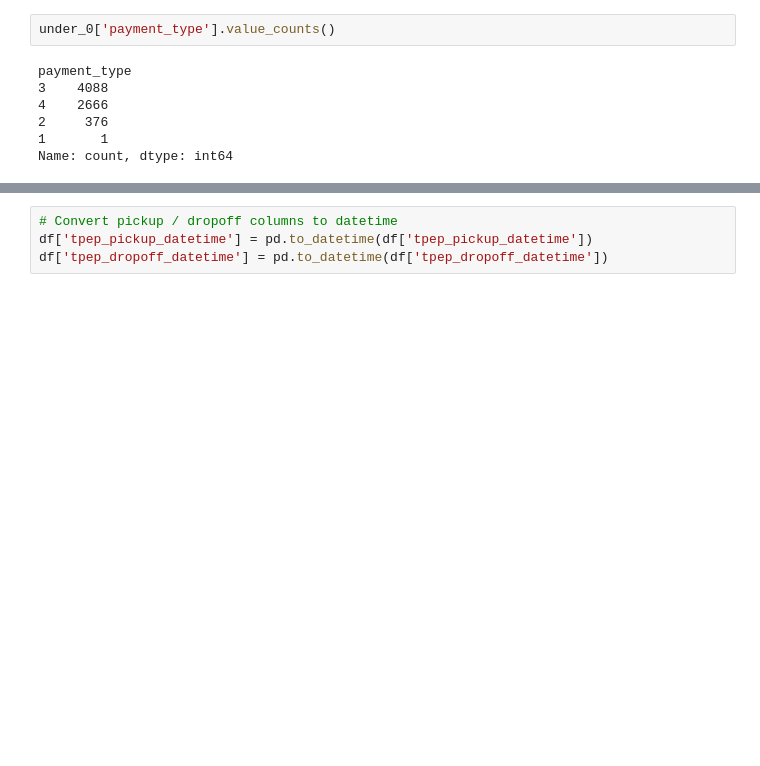
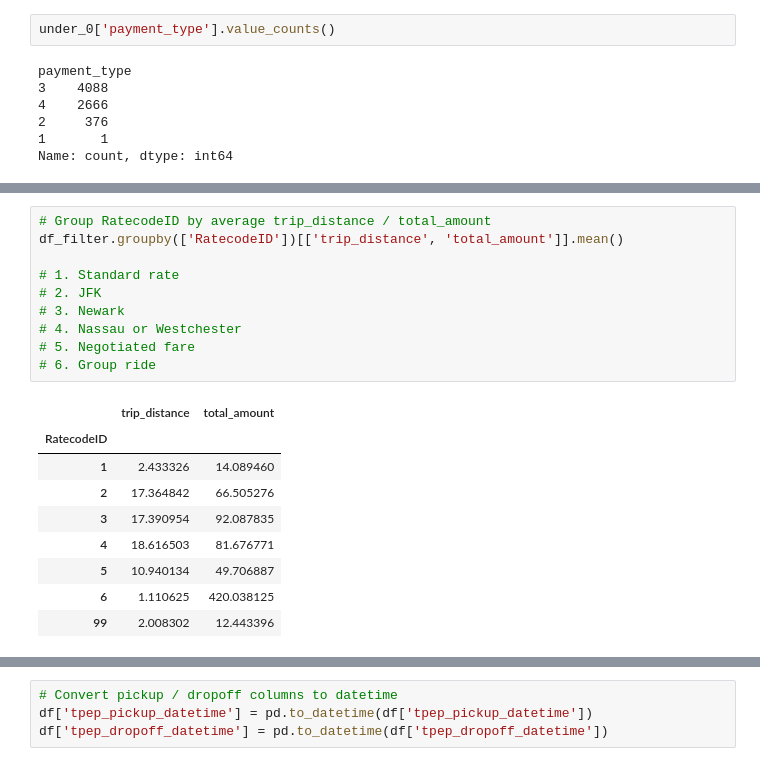
Before and after one commit to Cee-boop/New-York-Taxi-Analysis, a Jupyter notebook: presentable_notebook.ipynb, the cells around one changed output, grey strips where cells are left out. Saved outputs shown, nothing was run; the diff lists cells and outputs as text; blank space fills up the shorter version.

```diff
--- a/presentable_notebook.ipynb
+++ b/presentable_notebook.ipynb
@@ -223,0 +189,20 @@ plt.show()
+# %%
+# Group RatecodeID by average trip_distance / total_amount
+df_filter.groupby(['RatecodeID'])[['trip_distance', 'total_amount']].mean()
+
+# 1. Standard rate
+# 2. JFK
+# 3. Newark
+# 4. Nassau or Westchester
+# 5. Negotiated fare
+# 6. Group ride
+# %% [output]
+|  | trip_distance | total_amount |
+| RatecodeID |  |  |
+| 1 | 2.433326 | 14.089460 |
+| 2 | 17.364842 | 66.505276 |
+| 3 | 17.390954 | 92.087835 |
+| 4 | 18.616503 | 81.676771 |
+| 5 | 10.940134 | 49.706887 |
+| 6 | 1.110625 | 420.038125 |
+| 99 | 2.008302 | 12.443396 |
```
Also changed, not shown: parts of 22 cells of this notebook.
